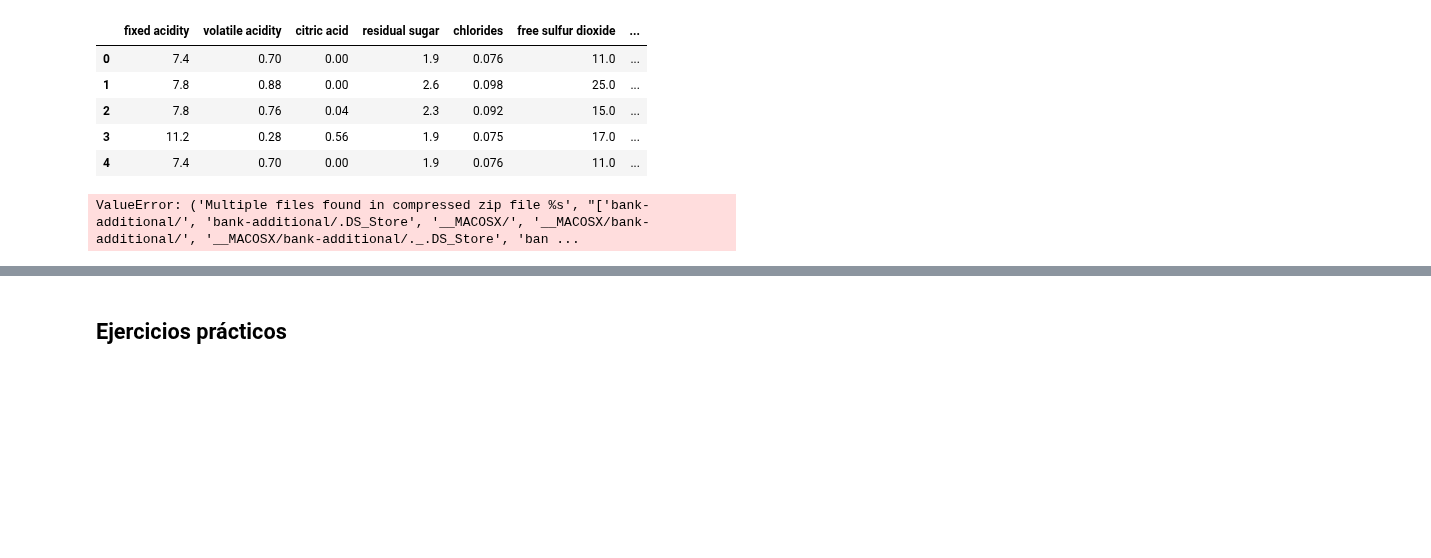
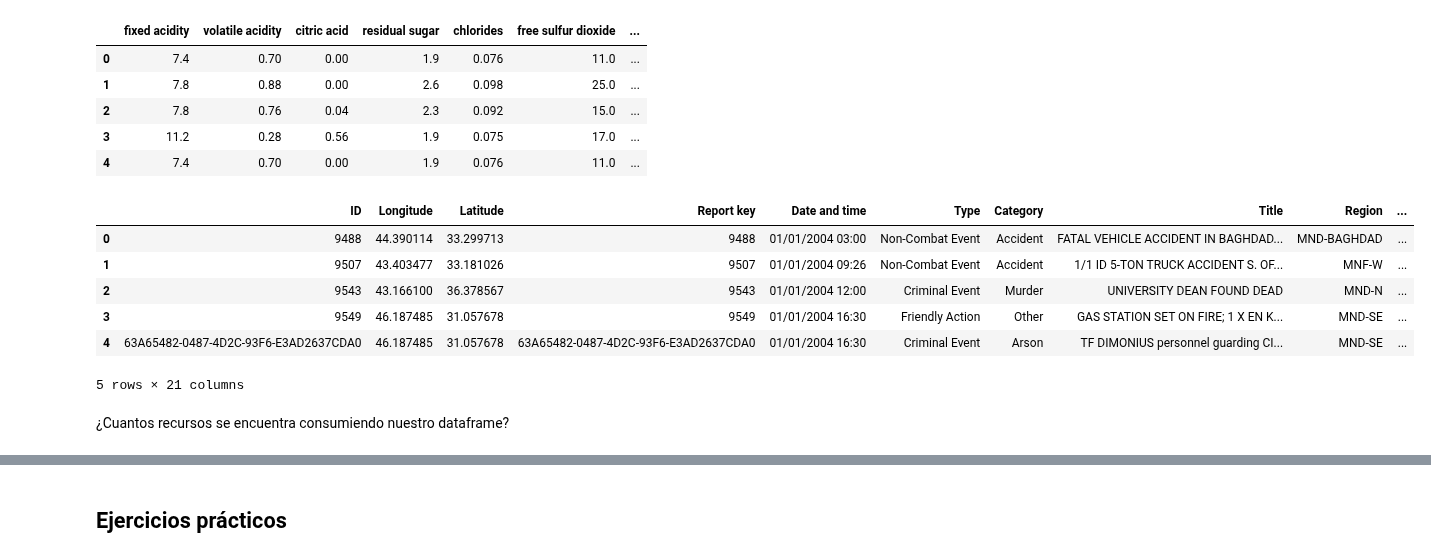
Before and after one commit to vinalyan/Data-Science, a Jupyter notebook: My Courses/EDA/Python/Estructuras_datos.ipynb, the cells around one changed output, grey strips where cells are left out. Cells and saved outputs as stored; diff of their text form; code cells hidden in the pictures; blank space fills up the shorter version.

```diff
--- a/My Courses/EDA/Python/Estructuras_datos.ipynb
+++ b/My Courses/EDA/Python/Estructuras_datos.ipynb
@@ -303,7 +304,15 @@ df.head(5)
 | 4 | 7.4 | 0.70 | 0.00 | 1.9 | 0.076 | 11.0 | ... |
 # %%
 # Cargamos un csv que se encuentra comprimido dentro de un archivo .zip
-df = pd.read_csv('https://archive.ics.uci.edu/ml/machine-learning-databases/00222/bank-additional.zip')
+df = pd.read_csv('https://gist.github.com/cjpeterein/643029/raw/4d7064c0f0a680deadc9f34056a8fb1d2711e45b/deaths.csv.zip')
 df.head(5)
 # %% [output]
+|  | ID | Longitude | Latitude | Report key | Date and time | Type | Category | Title | Region | ... |
+| 0 | 9488 | 44.390114 | 33.299713 | 9488 | 01/01/2004 03:00 | Non-Combat Event | Accident | FATAL VEHICLE ACCIDENT IN BAGHDAD... | MND-BAGHDAD | ... |
+| 1 | 9507 | 43.403477 | 33.181026 | 9507 | 01/01/2004 09:26 | Non-Combat Event | Accident | 1/1 ID 5-TON TRUCK ACCIDENT S. OF... | MNF-W | ... |
+| 2 | 9543 | 43.166100 | 36.378567 | 9543 | 01/01/2004 12:00 | Criminal Event | Murder | UNIVERSITY DEAN FOUND DEAD | MND-N | ... |
+| 3 | 9549 | 46.187485 | 31.057678 | 9549 | 01/01/2004 16:30 | Friendly Action | Other | GAS STATION SET ON FIRE; 1 X EN K... | MND-SE | ... |
+| 4 | 63A65482-0487-4D2C-93F6-E3AD2637CDA0 | 46.187485 | 31.057678 | 63A65482-0487-4D2C-93F6-E3AD2637CDA0 | 01/01/2004 16:30 | Criminal Event | Arson | TF DIMONIUS personnel guarding CI... | MND-SE | ... |
-ValueError: ('Multiple files found in compressed zip file %s', "['bank-additional/', 'bank-additional/.DS_Store', '__MACOSX/', '__MACOSX/bank-additional/', '__MACOSX/bank-additional/._.DS_Store', 'ban ...
+5 rows × 21 columns
+# %% [markdown]
+¿Cuantos recursos se encuentra consumiendo nuestro dataframe?
```
Also changed, not shown: parts of 4 cells of this notebook.
